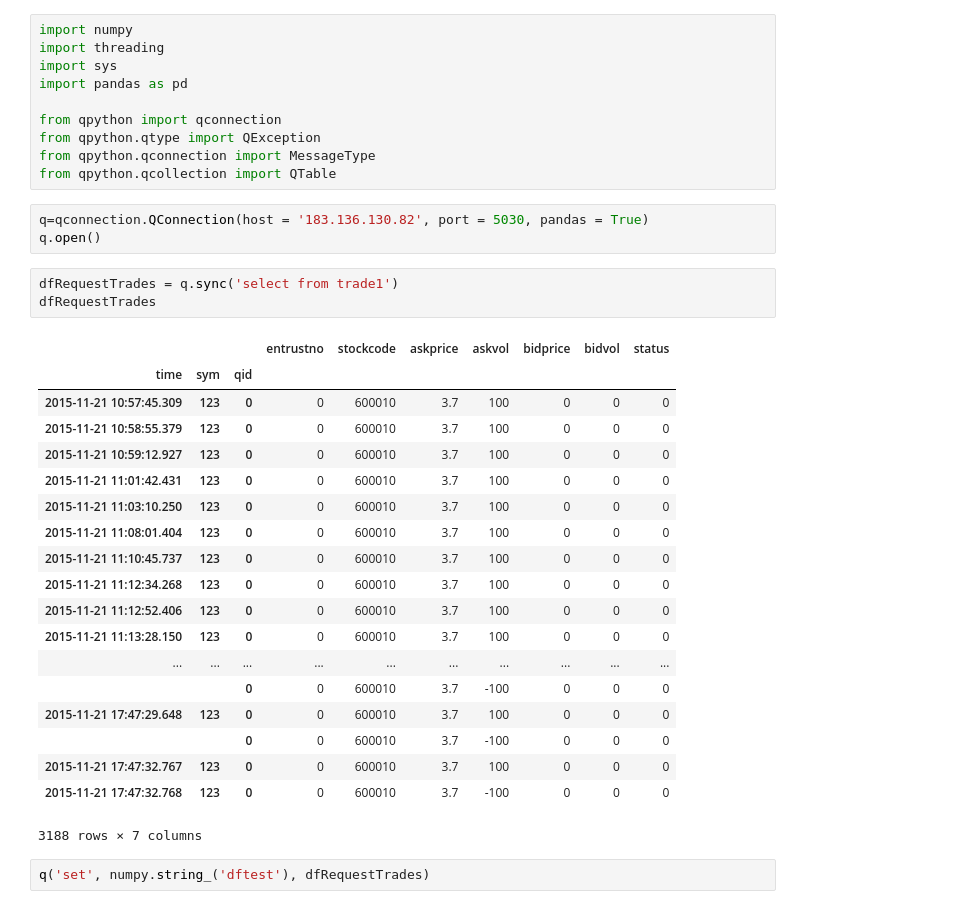
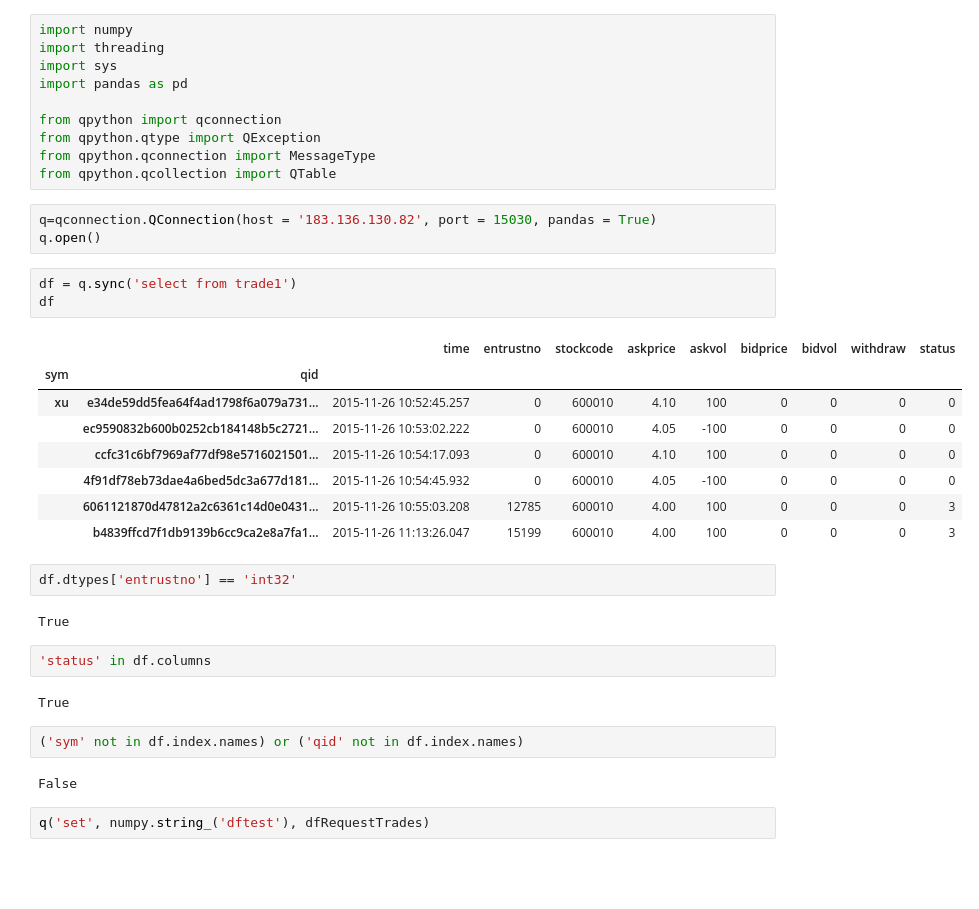
Before and after one commit to llmofang/TradeAgent, a Jupyter notebook: doc/Untitled.ipynb, the cells around one changed output. Saved outputs shown, nothing was run; the diff lists cells and outputs as text; blank space fills up the shorter version.

```diff
--- a/doc/Untitled.ipynb
+++ b/doc/Untitled.ipynb
@@ -9,31 +9,32 @@ from qpython.qtype import QException
 from qpython.qconnection import MessageType
 from qpython.qcollection import QTable
 # %%
-q=qconnection.QConnection(host = '183.136.130.82', port = 5030, pandas = True)
+q=qconnection.QConnection(host = '183.136.130.82', port = 15030, pandas = True)
 q.open()
 # %%
-dfRequestTrades = q.sync('select from trade1')
-dfRequestTrades
+df = q.sync('select from trade1')
+df
 # %% [output]
-|  |  |  | entrustno | stockcode | askprice | askvol | bidprice | bidvol | status |
-| time | sym | qid |  |  |  |  |  |  |  |
-| 2015-11-21 10:57:45.309 | 123 | 0 | 0 | 600010 | 3.7 | 100 | 0 | 0 | 0 |
-| 2015-11-21 10:58:55.379 | 123 | 0 | 0 | 600010 | 3.7 | 100 | 0 | 0 | 0 |
-| 2015-11-21 10:59:12.927 | 123 | 0 | 0 | 600010 | 3.7 | 100 | 0 | 0 | 0 |
-| 2015-11-21 11:01:42.431 | 123 | 0 | 0 | 600010 | 3.7 | 100 | 0 | 0 | 0 |
-| 2015-11-21 11:03:10.250 | 123 | 0 | 0 | 600010 | 3.7 | 100 | 0 | 0 | 0 |
-| 2015-11-21 11:08:01.404 | 123 | 0 | 0 | 600010 | 3.7 | 100 | 0 | 0 | 0 |
-| 2015-11-21 11:10:45.737 | 123 | 0 | 0 | 600010 | 3.7 | 100 | 0 | 0 | 0 |
-| 2015-11-21 11:12:34.268 | 123 | 0 | 0 | 600010 | 3.7 | 100 | 0 | 0 | 0 |
-| 2015-11-21 11:12:52.406 | 123 | 0 | 0 | 600010 | 3.7 | 100 | 0 | 0 | 0 |
-| 2015-11-21 11:13:28.150 | 123 | 0 | 0 | 600010 | 3.7 | 100 | 0 | 0 | 0 |
-| ... | ... | ... | ... | ... | ... | ... | ... | ... | ... |
-|  |  | 0 | 0 | 600010 | 3.7 | -100 | 0 | 0 | 0 |
-| 2015-11-21 17:47:29.648 | 123 | 0 | 0 | 600010 | 3.7 | 100 | 0 | 0 | 0 |
-|  |  | 0 | 0 | 600010 | 3.7 | -100 | 0 | 0 | 0 |
-| 2015-11-21 17:47:32.767 | 123 | 0 | 0 | 600010 | 3.7 | 100 | 0 | 0 | 0 |
-| 2015-11-21 17:47:32.768 | 123 | 0 | 0 | 600010 | 3.7 | -100 | 0 | 0 | 0 |
+|  |  | time | entrustno | stockcode | askprice | askvol | bidprice | bidvol | withdraw | status |
+| sym | qid |  |  |  |  |  |  |  |  |  |
+| xu | e34de59dd5fea64f4ad1798f6a079a731... | 2015-11-26 10:52:45.257 | 0 | 600010 | 4.10 | 100 | 0 | 0 | 0 | 0 |
+|  | ec9590832b600b0252cb184148b5c2721... | 2015-11-26 10:53:02.222 | 0 | 600010 | 4.05 | -100 | 0 | 0 | 0 | 0 |
+|  | ccfc31c6bf7969af77df98e5716021501... | 2015-11-26 10:54:17.093 | 0 | 600010 | 4.10 | 100 | 0 | 0 | 0 | 0 |
+|  | 4f91df78eb73dae4a6bed5dc3a677d181... | 2015-11-26 10:54:45.932 | 0 | 600010 | 4.05 | -100 | 0 | 0 | 0 | 0 |
+|  | 6061121870d47812a2c6361c14d0e0431... | 2015-11-26 10:55:03.208 | 12785 | 600010 | 4.00 | 100 | 0 | 0 | 0 | 3 |
+|  | b4839ffcd7f1db9139b6cc9ca2e8a7fa1... | 2015-11-26 11:13:26.047 | 15199 | 600010 | 4.00 | 100 | 0 | 0 | 0 | 3 |
-3188 rows × 7 columns
+# %%
+df.dtypes['entrustno'] == 'int32'
+# %% [output]
+True
+# %%
+'status' in df.columns
+# %% [output]
+True
+# %%
+('sym' not in df.index.names) or ('qid' not in df.index.names)
+# %% [output]
+False
 # %%
 q('set', numpy.string_('dftest'), dfRequestTrades)
 # %% [output]
```
Also changed, not shown: 5 other files.
